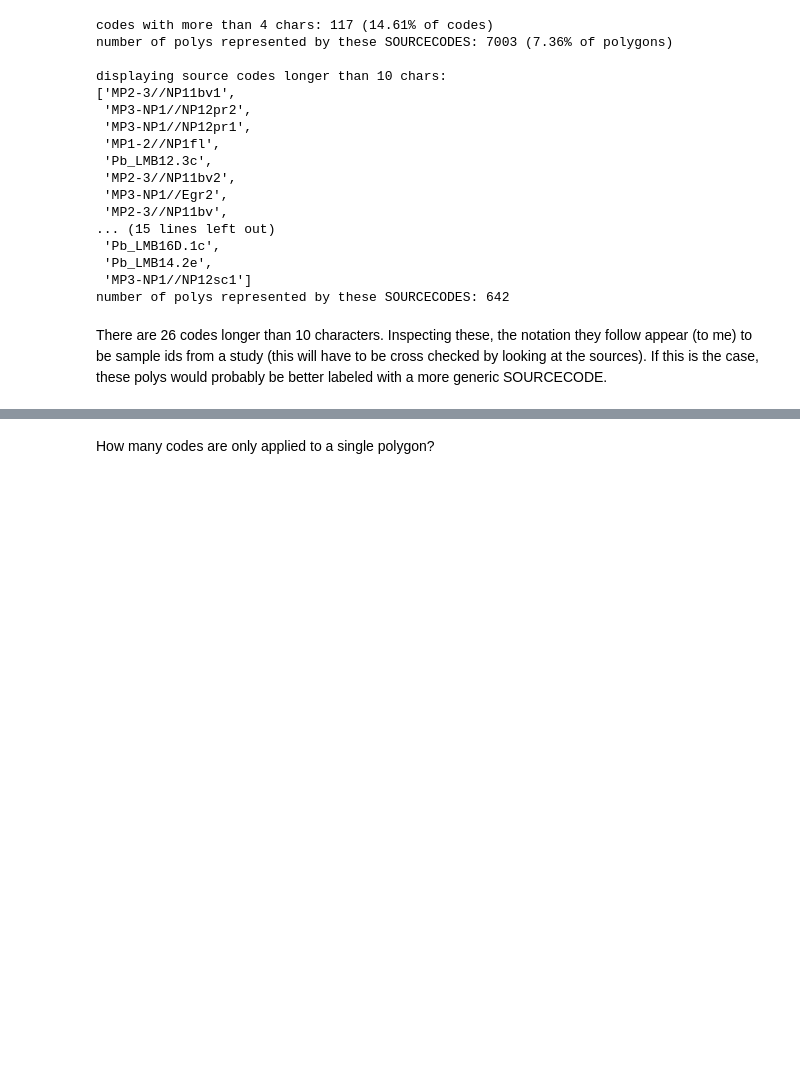
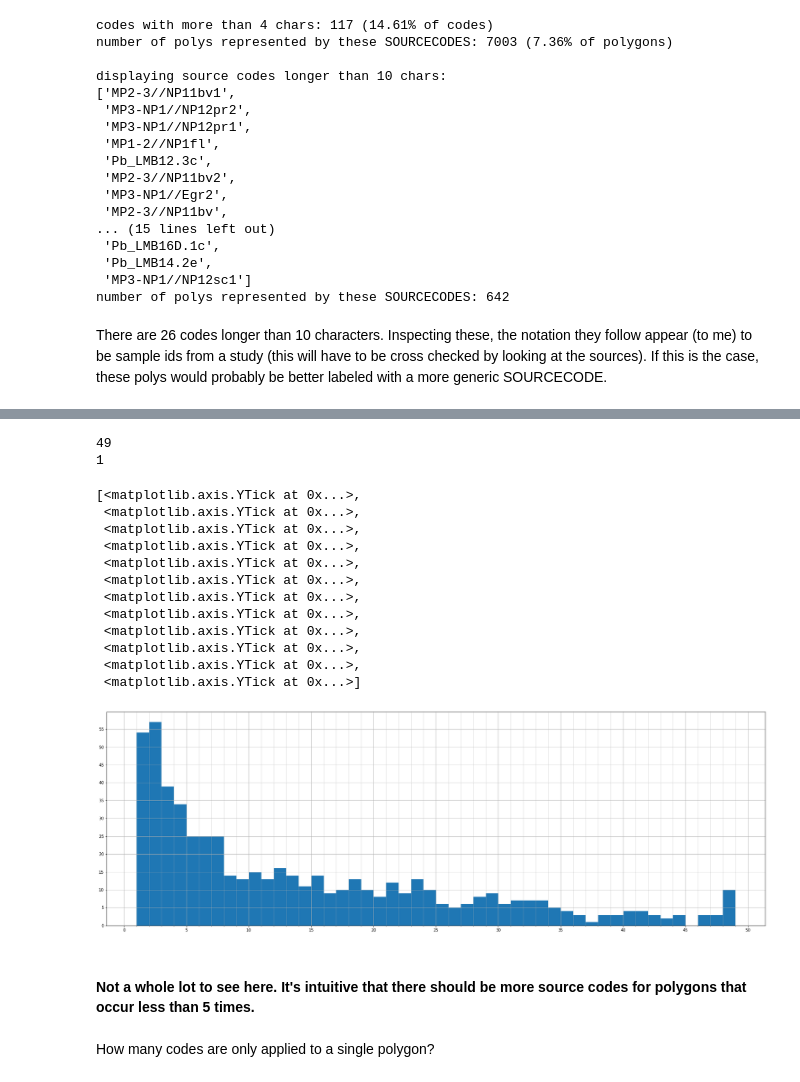
Before and after one commit to selkind/GeoMap, a Jupyter notebook: scratch.ipynb, the cells around one changed output, grey strips where cells are left out. Cells and saved outputs as stored; diff of their text form; code cells hidden in the pictures; blank space fills up the shorter version.

Commit message:
source code section done

```diff
--- a/scratch.ipynb
+++ b/scratch.ipynb
@@ -238,3 +243,39 @@ There are 26 codes longer than 10 characters. Inspecting these, the notation the
+# %%
+less_than_50 = counts[counts < 50]
+# %%
+print(less_than_50.max())
+print(less_than_50.min())
+# %% [output]
+49
+1
+# %%
+fig, ax = plt.subplots(1,1, figsize=(30, 10))
+
+less_than_50_hist = less_than_50.hist(bins=48, ax=ax, histtype="bar")
+minor_x_ticks = np.arange(0, less_than_50.max() + 1, 1)
+major_x_ticks = np.arange(0, less_than_50.max() + 5, 5)
+ax.set_xticks(major_x_ticks, minor=False)
+ax.set_xticks(minor_x_ticks, minor=True)
+ax.xaxis.grid(True, which='minor', alpha=0.5)
+
+major_y_ticks = np.arange(0, 60, 5)
+ax.set_yticks(major_y_ticks)
+# %% [output]
+[<matplotlib.axis.YTick at 0x...>,
+ <matplotlib.axis.YTick at 0x...>,
+ <matplotlib.axis.YTick at 0x...>,
+ <matplotlib.axis.YTick at 0x...>,
+ <matplotlib.axis.YTick at 0x...>,
+ <matplotlib.axis.YTick at 0x...>,
+ <matplotlib.axis.YTick at 0x...>,
+ <matplotlib.axis.YTick at 0x...>,
+ <matplotlib.axis.YTick at 0x...>,
+ <matplotlib.axis.YTick at 0x...>,
+ <matplotlib.axis.YTick at 0x...>,
+ <matplotlib.axis.YTick at 0x...>]
+[figure, added]
+# %% [markdown]
+#### Not a whole lot to see here. It's intuitive that there should be more source codes for polygons that occur less than 5 times.
 # %% [markdown]
 How many codes are only applied to a single polygon?
 # %%
```
Also changed, not shown: parts of 13 cells of this notebook.
